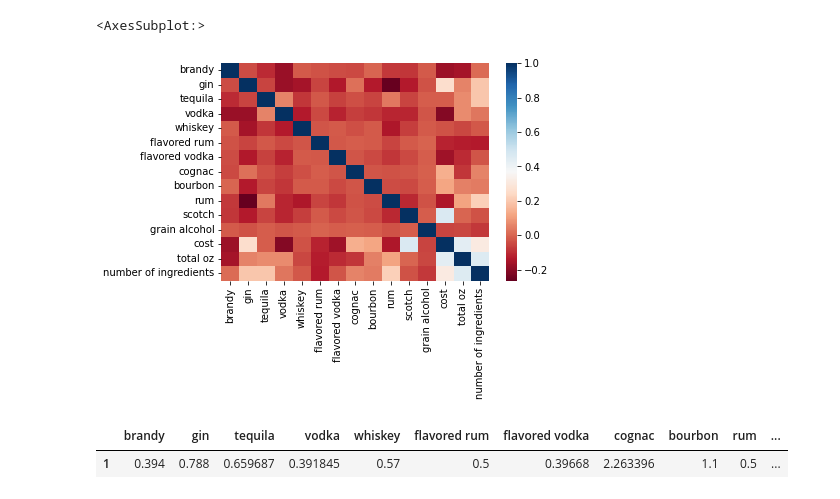
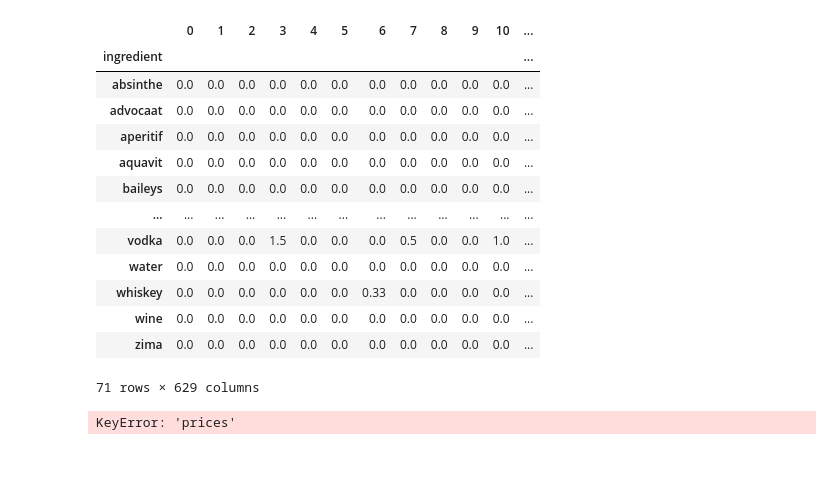
Before and after one commit to ElliottMetzler/the-manhattan-project, a Jupyter notebook: code/drink_costs.ipynb, the cells around one changed output. Saved outputs shown, nothing was run; the diff lists cells and outputs as text; code cells hidden in the pictures; blank space fills up the shorter version.

```diff
--- a/code/drink_costs.ipynb
+++ b/code/drink_costs.ipynb
@@ -5,6 +5,7 @@ from database import engine
 import seaborn as sns
 import statsmodels.api as sm
 import matplotlib.pyplot as plt
+import subprocess
 from ingredient_map import create_ingredient_map
 from quant_preprocess import query_data
 from quant_preprocess import cols_to_lower
@@ -16,8 +17,11 @@ from quant_preprocess import pivot_wide
 from quant_preprocess import recode_ingredients
 import os
 
-pd.set_option("display.max_columns", None)
-INPUT_PATH = os.path.join("..//data", "ingredient_prices_clean.csv")
+
+INPUT_PATH = os.path.join("..\\data", "ingredient_prices_clean.csv")
+TABLE_DIR = "tables"
+FIGURE_DIR = "figures"
+
 
 df_drinks = query_and_preprocess_data()
 df_prices = pd.read_csv(INPUT_PATH, header=None)
@@ -67,7 +91,7 @@ def drop_big_drinks():
     df = df.set_index("strdrink")
     df = df.transpose()
     for d in df:
-        if (2 > df.sum(axis=0)[d]) or (df.sum(axis=0)[d] > 9):
+        if (df.sum(axis=0)[d] > 7):
             df = df.drop(d,axis=1)
     return df.columns.values.tolist()
 # %%
@@ -178,3 +202,45 @@ model
+# %%
+def get_cost_per_alc_ounce():
+
+    liquor = pd.read_csv('https://raw.githubusercontent.com/ElliottMetzler/the-manhattan-project/quant/data/ABV_list.csv')
+    liquor.columns = ["ingredient", "abv"]
+    l = liquor['ingredient'].values.tolist()
+    small = drop_big_drinks()
+    data = get_amount_table()
+    data = data.set_index("strdrink")
+    drinks = data.index.values
+    data = data[l].transpose()
+    data = data[small]
+    data = pd.merge(data,liquor,how="left",on="ingredient")
+    data = data.drop("ingredient",axis=1)
+    for d in data:
+        data[d] = data[d].multiply(data["abv"])
+    data["ingredient"] = l
+    data = data.drop("abv",axis=1)
+    data = data.sum(axis=0)
+    pd.DataFrame(data)
+#     df = get_ingredient_cost()
+#     df["prices"]
+    cost_df["strdrink"] = drinks
+    data = pd.merge(data,cost_df,how="left",on="ingredient" )
+# %%
+get_cost_per_alc_ounce()
+# %% [output]
+|  | 0 | 1 | 2 | 3 | 4 | 5 | 6 | 7 | 8 | 9 | 10 | ... |
+| ingredient |  |  |  |  |  |  |  |  |  |  |  | ... |
+| absinthe | 0.0 | 0.0 | 0.0 | 0.0 | 0.0 | 0.0 | 0.0 | 0.0 | 0.0 | 0.0 | 0.0 | ... |
+| advocaat | 0.0 | 0.0 | 0.0 | 0.0 | 0.0 | 0.0 | 0.0 | 0.0 | 0.0 | 0.0 | 0.0 | ... |
+| aperitif | 0.0 | 0.0 | 0.0 | 0.0 | 0.0 | 0.0 | 0.0 | 0.0 | 0.0 | 0.0 | 0.0 | ... |
+| aquavit | 0.0 | 0.0 | 0.0 | 0.0 | 0.0 | 0.0 | 0.0 | 0.0 | 0.0 | 0.0 | 0.0 | ... |
+| baileys | 0.0 | 0.0 | 0.0 | 0.0 | 0.0 | 0.0 | 0.0 | 0.0 | 0.0 | 0.0 | 0.0 | ... |
+| ... | ... | ... | ... | ... | ... | ... | ... | ... | ... | ... | ... | ... |
+| vodka | 0.0 | 0.0 | 0.0 | 1.5 | 0.0 | 0.0 | 0.0 | 0.5 | 0.0 | 0.0 | 1.0 | ... |
+| water | 0.0 | 0.0 | 0.0 | 0.0 | 0.0 | 0.0 | 0.0 | 0.0 | 0.0 | 0.0 | 0.0 | ... |
+| whiskey | 0.0 | 0.0 | 0.0 | 0.0 | 0.0 | 0.0 | 0.33 | 0.0 | 0.0 | 0.0 | 0.0 | ... |
+| wine | 0.0 | 0.0 | 0.0 | 0.0 | 0.0 | 0.0 | 0.0 | 0.0 | 0.0 | 0.0 | 0.0 | ... |
+| zima | 0.0 | 0.0 | 0.0 | 0.0 | 0.0 | 0.0 | 0.0 | 0.0 | 0.0 | 0.0 | 0.0 | ... |
+71 rows × 629 columns
+KeyError: 'prices'
 # %%
 def heat_price_corr_heat():
     model = model_data()
@@ -183,6 +251 @@ def heat_price_corr_heat():
     return corr_heat
-# %%
-heat_price_corr_heat()
-# %% [output]
-<AxesSubplot:>
-[figure, removed]
@@ -197,6 +252 @@ def check_covar_costs():
-# %%
-check_covar_costs()
-# %% [output]
-|  | brandy | gin | tequila | vodka | whiskey | flavored rum | flavored vodka | cognac | bourbon | rum | ... |
-| 1 | 0.394 | 0.788 | 0.659687 | 0.391845 | 0.57 | 0.5 | 0.39668 | 2.263396 | 1.1 | 0.5 | ... |
 # %%
```
Also changed, not shown: parts of 18 cells of this notebook, 3 other files.
